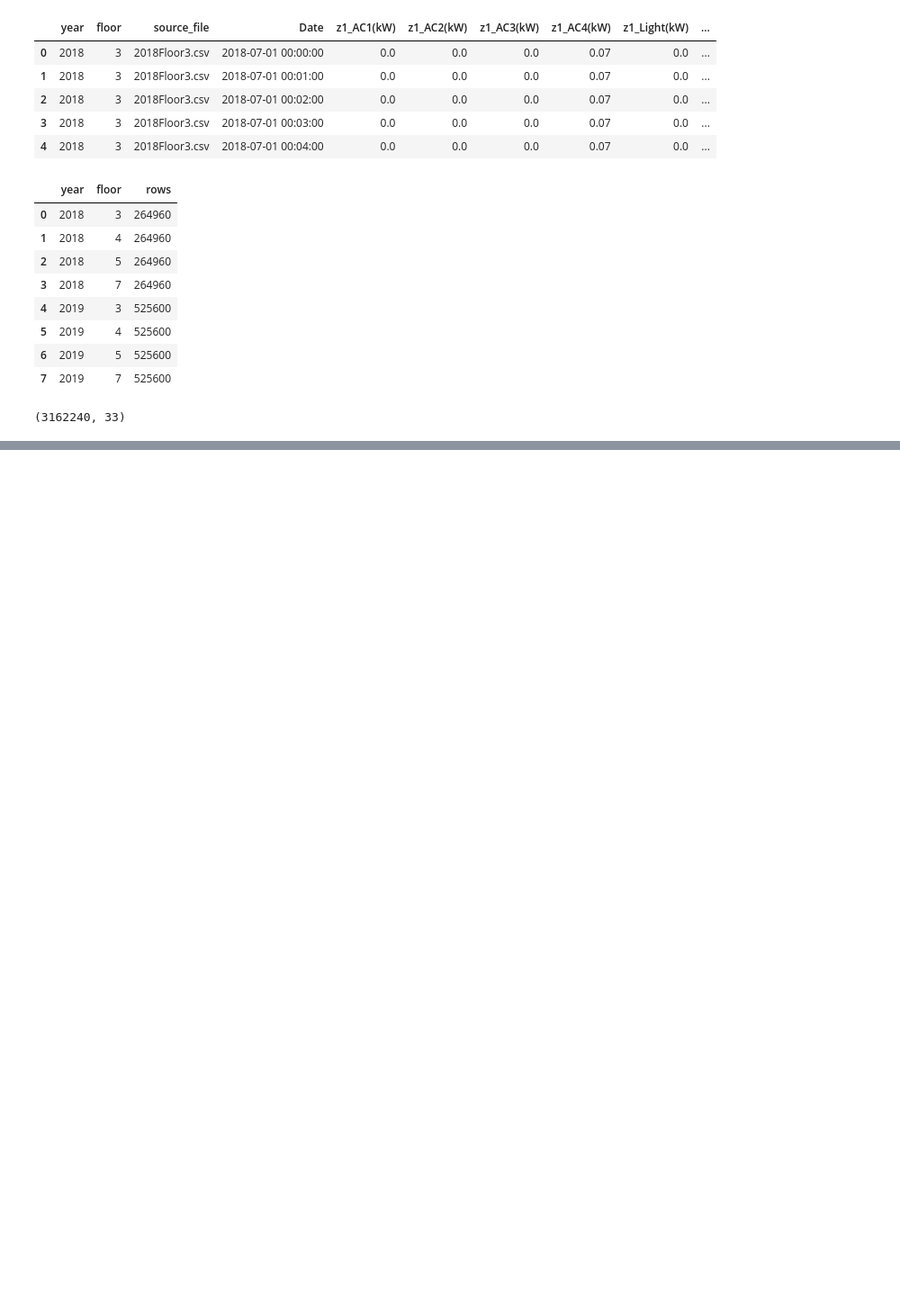
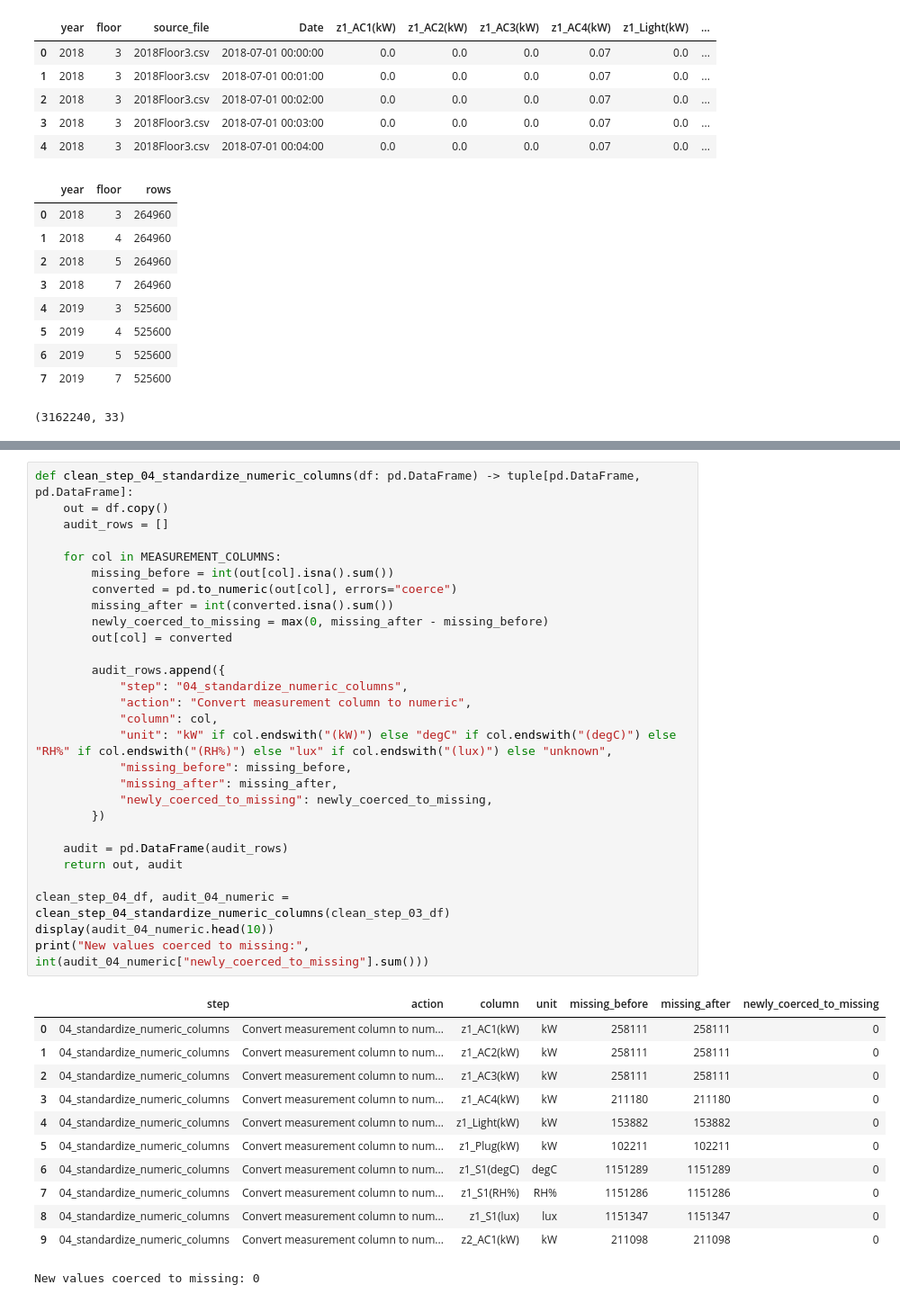
Before and after one commit to Lee-yongli/Artificial-Intelligence-for-Smart-Building-Log-Analysis, a Jupyter notebook: Artificial Intelligence for Smart-Building Log Analysis/merge_2018_2019_floors_3_4_5_7.ipynb, the cells around one changed output, grey strips where cells are left out. Shown at 90% size. Cells and saved outputs as stored; diff of their text form; blank space fills up the shorter version.

```diff
--- a/Artificial Intelligence for Smart-Building Log Analysis/merge_2018_2019_floors_3_4_5_7.ipynb
+++ b/Artificial Intelligence for Smart-Building Log Analysis/merge_2018_2019_floors_3_4_5_7.ipynb
@@ -506,0 +404,41 @@ display(invalid_summary.query("invalid_count > 0"))
+# %%
+def clean_step_04_standardize_numeric_columns(df: pd.DataFrame) -> tuple[pd.DataFrame, pd.DataFrame]:
+    out = df.copy()
+    audit_rows = []
+
+    for col in MEASUREMENT_COLUMNS:
+        missing_before = int(out[col].isna().sum())
+        converted = pd.to_numeric(out[col], errors="coerce")
+        missing_after = int(converted.isna().sum())
+        newly_coerced_to_missing = max(0, missing_after - missing_before)
+        out[col] = converted
+
+        audit_rows.append({
+            "step": "04_standardize_numeric_columns",
+            "action": "Convert measurement column to numeric",
+            "column": col,
+            "unit": "kW" if col.endswith("(kW)") else "degC" if col.endswith("(degC)") else "RH%" if col.endswith("(RH%)") else "lux" if col.endswith("(lux)") else "unknown",
+            "missing_before": missing_before,
+            "missing_after": missing_after,
+            "newly_coerced_to_missing": newly_coerced_to_missing,
+        })
+
+    audit = pd.DataFrame(audit_rows)
+    return out, audit
+
+clean_step_04_df, audit_04_numeric = clean_step_04_standardize_numeric_columns(clean_step_03_df)
+display(audit_04_numeric.head(10))
+print("New values coerced to missing:", int(audit_04_numeric["newly_coerced_to_missing"].sum()))
+# %% [output]
+|  | step | action | column | unit | missing_before | missing_after | newly_coerced_to_missing |
+| 0 | 04_standardize_numeric_columns | Convert measurement column to num... | z1_AC1(kW) | kW | 258111 | 258111 | 0 |
+| 1 | 04_standardize_numeric_columns | Convert measurement column to num... | z1_AC2(kW) | kW | 258111 | 258111 | 0 |
+| 2 | 04_standardize_numeric_columns | Convert measurement column to num... | z1_AC3(kW) | kW | 258111 | 258111 | 0 |
+| 3 | 04_standardize_numeric_columns | Convert measurement column to num... | z1_AC4(kW) | kW | 211180 | 211180 | 0 |
+| 4 | 04_standardize_numeric_columns | Convert measurement column to num... | z1_Light(kW) | kW | 153882 | 153882 | 0 |
+| 5 | 04_standardize_numeric_columns | Convert measurement column to num... | z1_Plug(kW) | kW | 102211 | 102211 | 0 |
+| 6 | 04_standardize_numeric_columns | Convert measurement column to num... | z1_S1(degC) | degC | 1151289 | 1151289 | 0 |
+| 7 | 04_standardize_numeric_columns | Convert measurement column to num... | z1_S1(RH%) | RH% | 1151286 | 1151286 | 0 |
+| 8 | 04_standardize_numeric_columns | Convert measurement column to num... | z1_S1(lux) | lux | 1151347 | 1151347 | 0 |
+| 9 | 04_standardize_numeric_columns | Convert measurement column to num... | z2_AC1(kW) | kW | 211098 | 211098 | 0 |
+New values coerced to missing: 0
```
Also changed, not shown: parts of 35 cells of this notebook, 7 other files.
